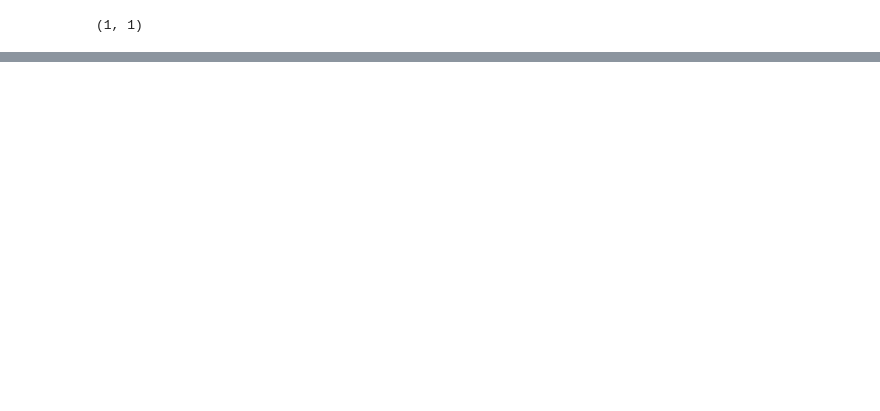
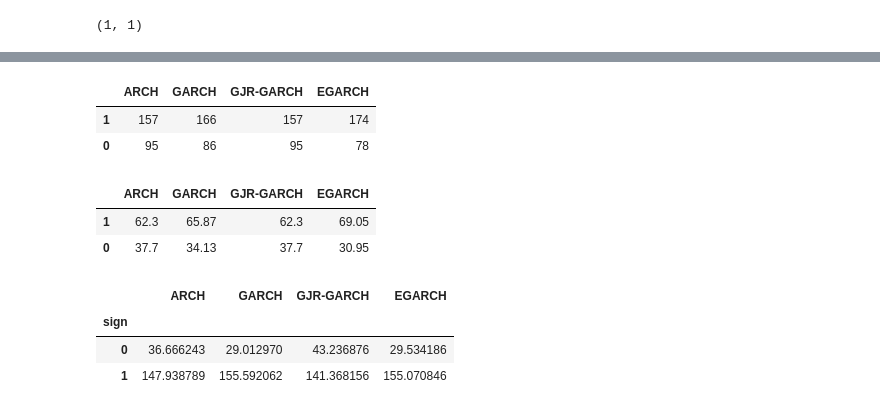
Before and after one commit to AmirDehkordi/Implied-VOL, a Jupyter notebook: Volatility.ipynb, the cells around one changed output, grey strips where cells are left out. Drawn from its saved outputs; the diff is of its cells as text; code cells hidden in the pictures; blank space fills up the shorter version.

```diff
--- a/Volatility.ipynb
+++ b/Volatility.ipynb
@@ -766,0 +752,32 @@ round(proportions_df*100, 2)
+# %%
+# Comparing the values of sign
+# 'sign=1' means that the model's prediction is in the same direction of the actual value for the next step
+# 'sign=0' means vice versa
+sign_models = pd.DataFrame([sign_arch, sign_garch, sign_gjrgarch, sign_egarch]).T # Create a dataframe of the values
+sign_models.columns = ['ARCH', 'GARCH', 'GJR-GARCH', 'EGARCH']
+sign_models
+# %% [output]
+|  | ARCH | GARCH | GJR-GARCH | EGARCH |
+| 1 | 157 | 166 | 157 | 174 |
+| 0 | 95 | 86 | 95 | 78 |
+# %%
+# Convert the dataframe to percentage(probability)
+col_sum = sign_models.sum()
+proportions_df = sign_models.div(col_sum, axis=1)
+round(proportions_df*100, 2)
+# %% [output]
+|  | ARCH | GARCH | GJR-GARCH | EGARCH |
+| 1 | 62.3 | 65.87 | 62.3 | 69.05 |
+| 0 | 37.7 | 34.13 | 37.7 | 30.95 |
+# %%
+# Comparing the values of sign with respect to the absolute Gain/Loss from  prediction
+# 'sign=1' means that the model's prediction is in the same direction of the actual value for the next step
+# 'sign=0' means vice versa
+pl_models = pd.DataFrame([pl_arch, pl_garch, pl_gjrgarch, pl_egarch]).T # Create a dataframe of the values
+pl_models.columns = ['ARCH', 'GARCH', 'GJR-GARCH', 'EGARCH']
+pl_models
+# %% [output]
+|  | ARCH | GARCH | GJR-GARCH | EGARCH |
+| sign |  |  |  |  |
+| 0 | 36.666243 | 29.012970 | 43.236876 | 29.534186 |
+| 1 | 147.938789 | 155.592062 | 141.368156 | 155.070846 |
```
Also changed, not shown: parts of 47 cells of this notebook.
